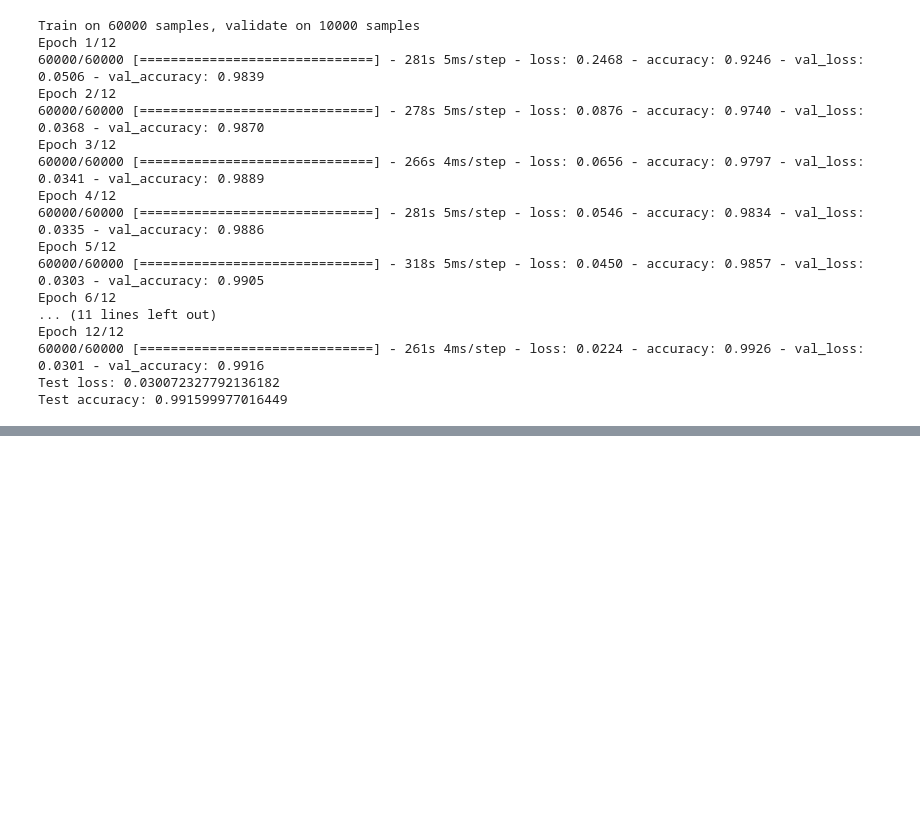
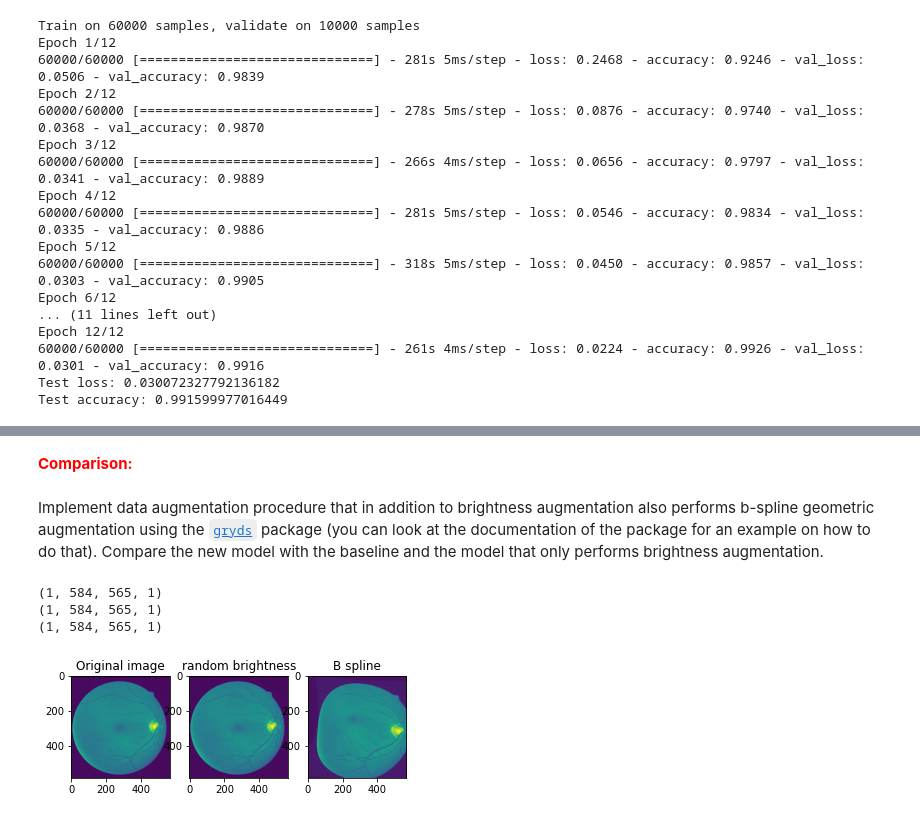
Before and after one commit to MirtheK/8dm50-machine-learning, a Jupyter notebook: practicals/week_4.ipynb, the cells around one changed output, grey strips where cells are left out. Saved outputs shown, nothing was run; the diff lists cells and outputs as text; code cells hidden in the pictures; blank space fills up the shorter version.

```diff
--- a/practicals/week_4.ipynb
+++ b/practicals/week_4.ipynb
@@ -502,4 +546,57 @@ plt.axis('off')
 plt.imshow(test_prediction3[0, :, :, 0])
 
 plt.show()
+# %% [markdown]
+<font color='red'> **Comparison:** </font>
+# %% [markdown]
+Implement data augmentation procedure that in addition to brightness augmentation also performs b-spline geometric augmentation using the [`gryds`](https://github.com/tueimage/gryds) package (you can look at the documentation of the package for an example on how to do that). Compare the new model with the baseline and the model that only performs brightness augmentation.
+# %%
+import numpy as np
+import gryds
+
+#data augmentation - random brightness and b-spline geometric augmentation
+X_train_i_augment_rb = tf.image.random_brightness(X_train_i, max_delta)
+
+
+# Define a random 3x3 B-spline grid for a 2D image:
+random_grid = np.random.rand(2, 3, 3)
+random_grid -= 0.5
+random_grid /= 5
+
+image = X_train_i[0][:,:,1]
+
+# Define a B-spline transformation object
+bspline = gryds.BSplineTransformation(random_grid)
+# Define an interpolator object for the image:
+interpolator = gryds.Interpolator(image)
+# Transform the image using the B-spline transformation
+augment_Bs_gray = interpolator.transform(bspline)
+augment_Bs_gray_1 = np.expand_dims(augment_Bs_gray, axis=2)
+X_train_i_augment_Bs = np.expand_dims(augment_Bs_gray_1, axis=0)
+
+#the gryd package leads to a grayscale image and I cannot convert it to rgb so we convert the other two to grayscale
+X_train_i_gray = np.expand_dims(X_train_i[:,:,:,1], axis=3)
+X_train_i_augment_rb_gray = np.expand_dims(X_train_i_augment_rb[:,:,:,1], axis=3)
+
+print(X_train_i_gray.shape)
+print(X_train_i_augment_rb_gray.shape)
+print(X_train_i_augment_Bs.shape)
+#Add the augmented images to a new train list
+X_train_i_new2 = np.concatenate((X_train_i_gray, X_train_i_augment_rb_gray, X_train_i_augment_Bs))
+
+plt.subplot(131)
+plt.imshow(X_train_i_new2[0])
+plt.title('Original image')
+plt.subplot(132)
+plt.imshow(X_train_i_new2[1])
+plt.title('random brightness')
+plt.subplot(133)
+plt.imshow(X_train_i_new2[2])
+plt.title('B spline')
+plt.show()
+# %% [output]
+(1, 584, 565, 1)
+(1, 584, 565, 1)
+(1, 584, 565, 1)
+[figure, added]
 # %%
```
Also changed, not shown: parts of 21 cells of this notebook, 1 other file.
